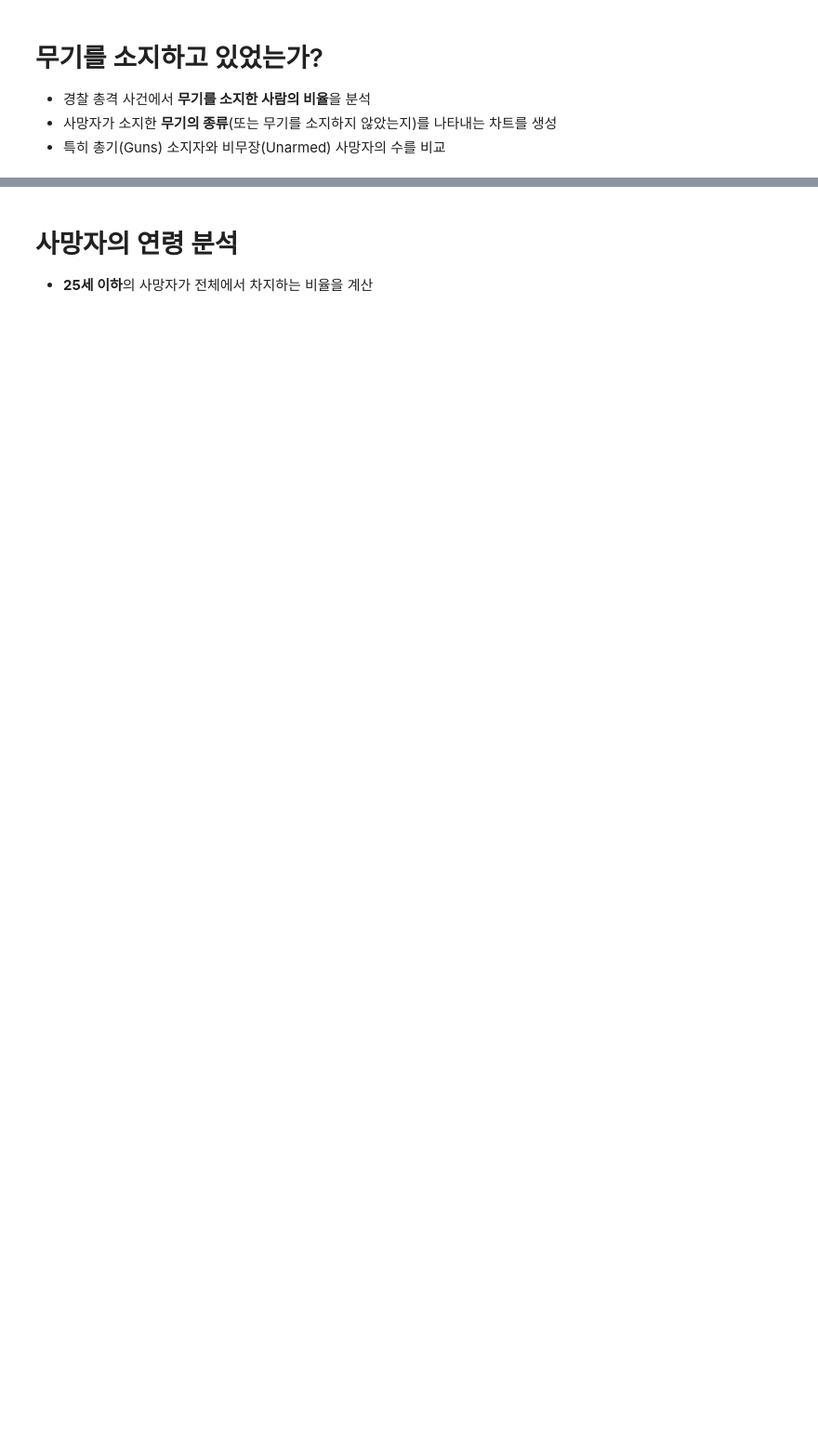
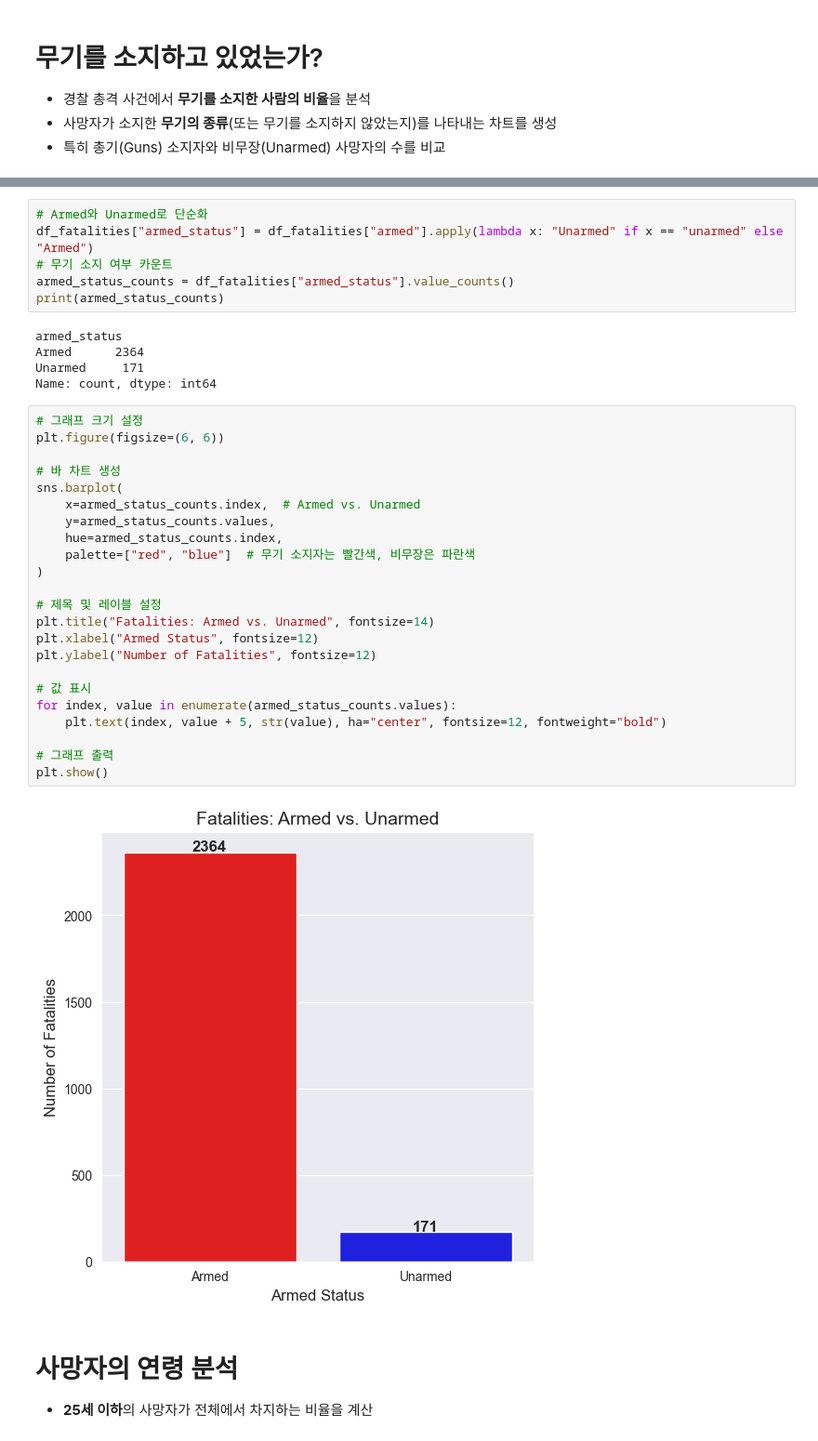
Before and after one commit to JELKOV/Police-Use-of-Force---Data-Analysis, a Jupyter notebook: Fatal_Force_(start).ipynb, the cells around one changed output, grey strips where cells are left out. Shown at 93% size. Cells and saved outputs as stored; diff of their text form; blank space fills up the shorter version.

```diff
--- a/Fatal_Force_(start).ipynb
+++ b/Fatal_Force_(start).ipynb
@@ -779,3 +797,39 @@ plt.show()
+# %%
+# Armed와 Unarmed로 단순화
+df_fatalities["armed_status"] = df_fatalities["armed"].apply(lambda x: "Unarmed" if x == "unarmed" else "Armed")
+# 무기 소지 여부 카운트
+armed_status_counts = df_fatalities["armed_status"].value_counts()
+print(armed_status_counts)
+# %% [output]
+armed_status
+Armed      2364
+Unarmed     171
+Name: count, dtype: int64
+# %%
+# 그래프 크기 설정
+plt.figure(figsize=(6, 6))
+
+# 바 차트 생성
+sns.barplot(
+    x=armed_status_counts.index,  # Armed vs. Unarmed
+    y=armed_status_counts.values,
+    hue=armed_status_counts.index,
+    palette=["red", "blue"]  # 무기 소지자는 빨간색, 비무장은 파란색
+)
+
+# 제목 및 레이블 설정
+plt.title("Fatalities: Armed vs. Unarmed", fontsize=14)
+plt.xlabel("Armed Status", fontsize=12)
+plt.ylabel("Number of Fatalities", fontsize=12)
+
+# 값 표시
+for index, value in enumerate(armed_status_counts.values):
+    plt.text(index, value + 5, str(value), ha="center", fontsize=12, fontweight="bold")
+
+# 그래프 출력
+plt.show()
+# %% [output]
+[figure, added]
 # %% [markdown]
 # 사망자의 연령 분석
 
```
Also changed, not shown: parts of 5 cells of this notebook.
